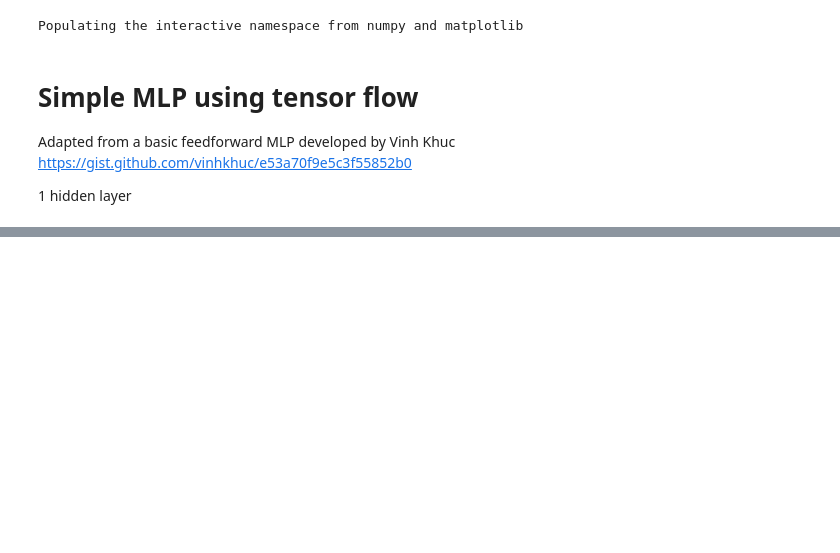
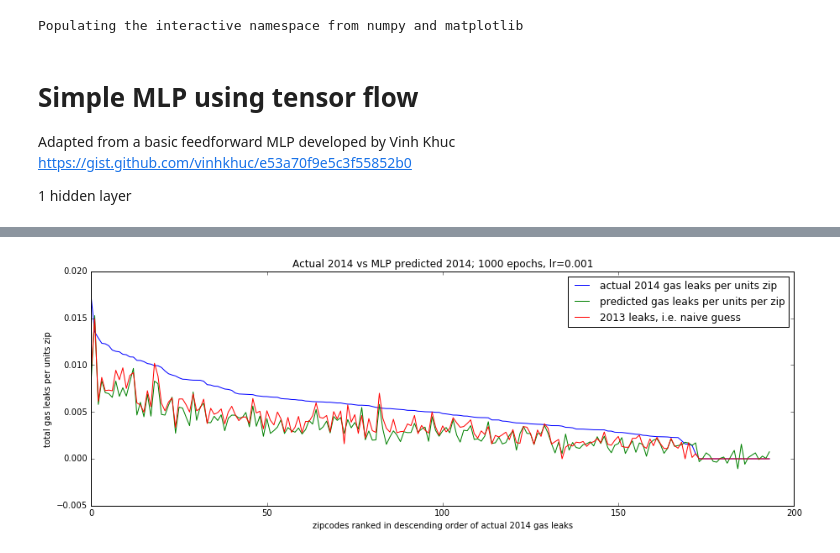
Before and after one commit to TheXu/USI_social_impact, a Jupyter notebook: simple_MLP_zip.ipynb, the cells around one changed output, grey strips where cells are left out. Cells and saved outputs as stored; diff of their text form; code cells hidden in the pictures; blank space fills up the shorter version.

```diff
--- a/simple_MLP_zip.ipynb
+++ b/simple_MLP_zip.ipynb
@@ -182,0 +236,4 @@ quick observations:
+# %%
+plot_mlp(model_2,epochs,learning)
+# %% [output]
+[figure, added]
```
Also changed, not shown: parts of 14 cells of this notebook.
